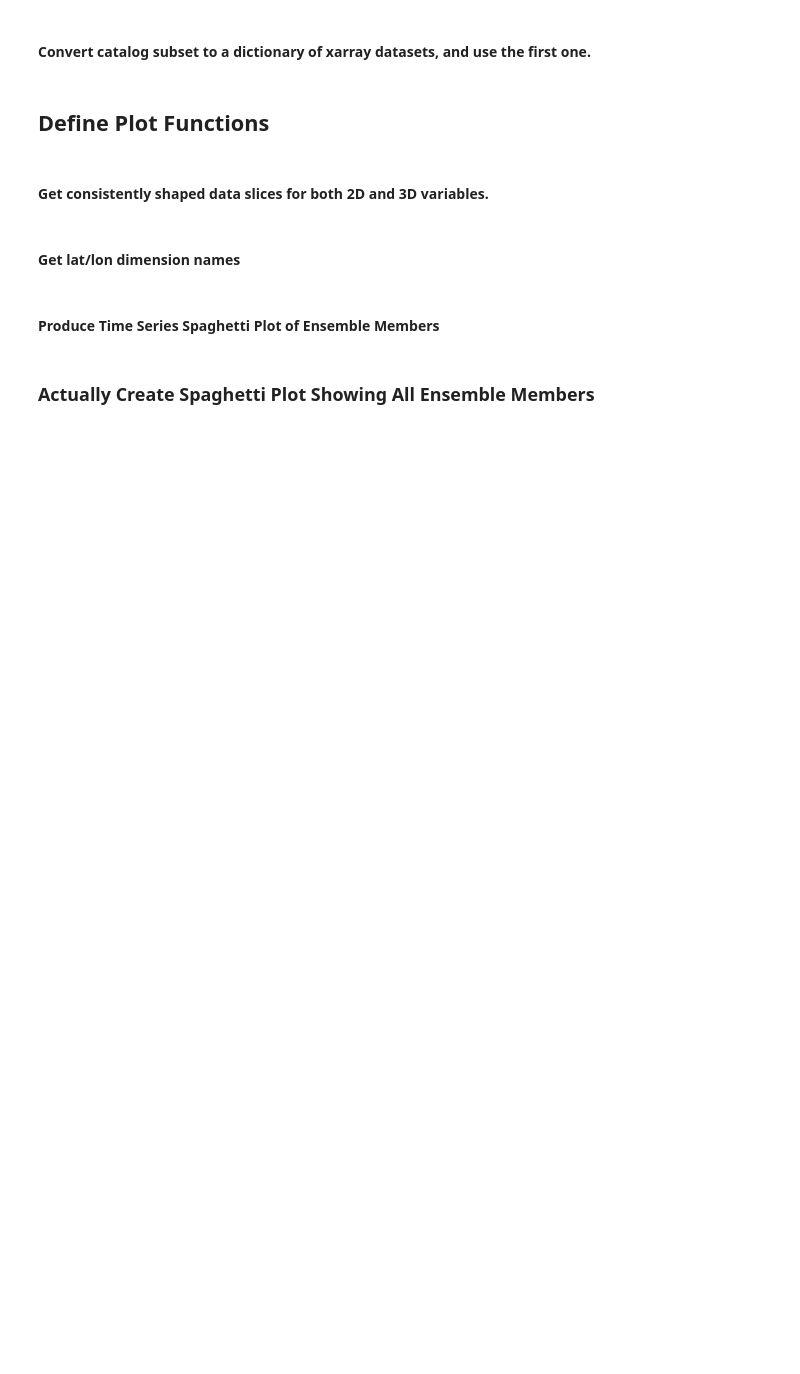
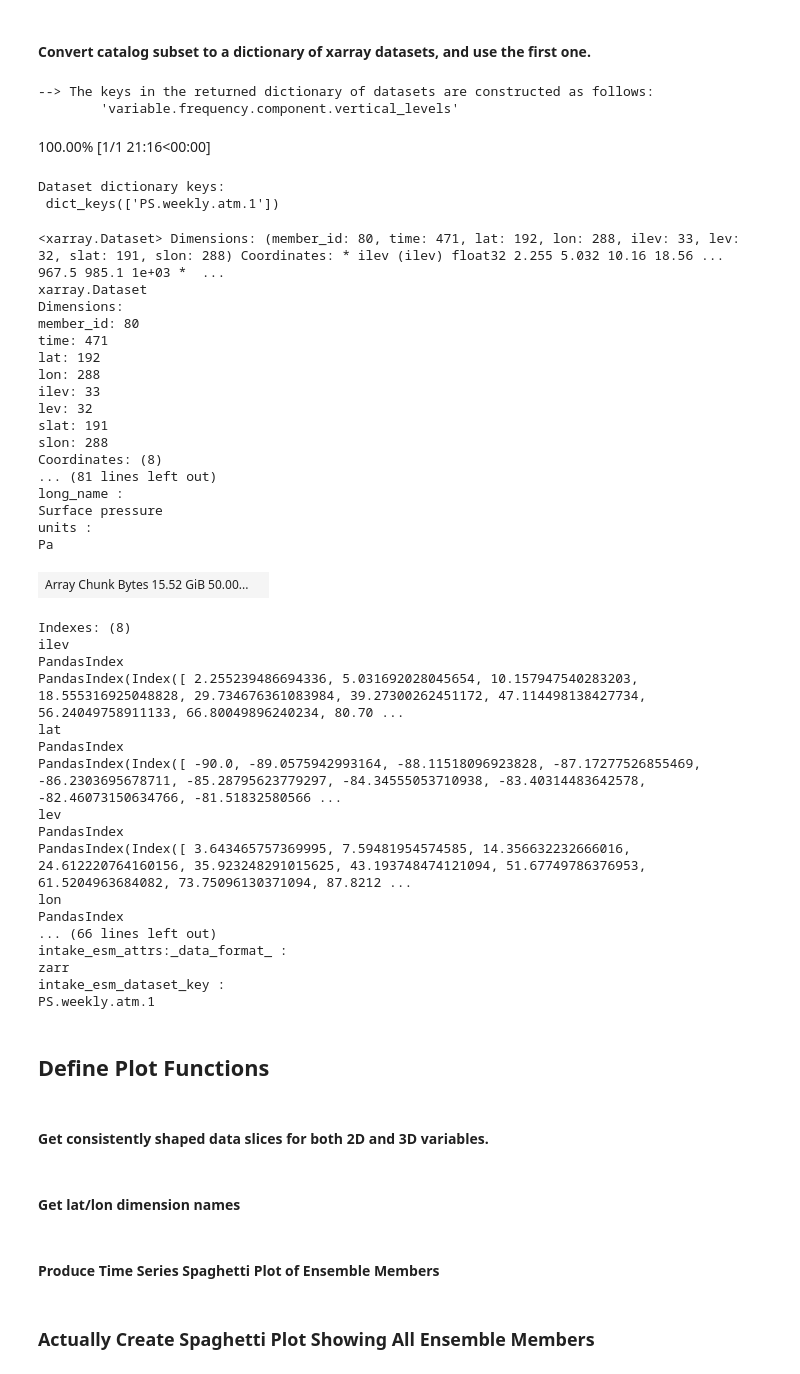
Before and after one commit to NCAR/ncar-dart-cam6, a Jupyter notebook: notebooks/plot-ensemble-values.ipynb, the cells around one changed output. Drawn from its saved outputs; the diff is of its cells as text; code cells hidden in the pictures; blank space fills up the shorter version.

```diff
--- a/notebooks/plot-ensemble-values.ipynb
+++ b/notebooks/plot-ensemble-values.ipynb
@@ -35,0 +52,5 @@ cluster
+# %%
+# If True,  use NCAR Cloud Storage.   Requires an NCAR user account.
+# If False, use AWS  Cloud Storage.
+
+USE_NCAR_CLOUD_STORAGE = False
@@ -36,3 +59,11 @@ cluster
+# %%
+if USE_NCAR_CLOUD_STORAGE:
+    catalog_url = "https://stratus.ucar.edu/ncar-dart-cam6/catalogs/aws-dart-cam6.json"
+    storage_options={"anon": True, 'client_kwargs':{"endpoint_url":"https://stratus.ucar.edu/"}}
+
+else:
+    catalog_url = "https://ncar-dart-cam6.s3-us-west-2.amazonaws.com/catalogs/aws-dart-cam6.json"
+    storage_options={"anon": True}
 # %% [markdown]
 #### Open catalog and produce a content summary
 # %%
@@ -65,15 +128,56 @@ col_subset.df
 #### Convert catalog subset to a dictionary of xarray datasets, and use the first one.
 # %%
 dsets = col_subset.to_dataset_dict(
-    zarr_kwargs={"consolidated": True}, storage_options={"anon": True}
+    xarray_open_kwargs={"consolidated": True}, storage_options=storage_options
 )
 print(f"\nDataset dictionary keys:\n {dsets.keys()}")
 
 # Load the first dataset and display a summary.
 dataset_key = list(dsets.keys())[0]
 ds = dsets[dataset_key]
 
 ds
+# %% [output]
+--> The keys in the returned dictionary of datasets are constructed as follows:
+        'variable.frequency.component.vertical_levels'
+100.00% [1/1 21:16<00:00]
+Dataset dictionary keys:
+ dict_keys(['PS.weekly.atm.1'])
+<xarray.Dataset> Dimensions: (member_id: 80, time: 471, lat: 192, lon: 288, ilev: 33, lev: 32, slat: 191, slon: 288) Coordinates: * ilev (ilev) float32 2.255 5.032 10.16 18.56 ... 967.5 985.1 1e+03 *  ...
+xarray.Dataset
+Dimensions:
+member_id: 80
+time: 471
+lat: 192
+lon: 288
+ilev: 33
+lev: 32
+slat: 191
+slon: 288
+Coordinates: (8)
+... (81 lines left out)
+long_name :
+Surface pressure
+units :
+Pa
+| Array Chunk Bytes 15.52 GiB 50.00... |  |
+Indexes: (8)
+ilev
+PandasIndex
+PandasIndex(Index([ 2.255239486694336, 5.031692028045654, 10.157947540283203, 18.555316925048828, 29.734676361083984, 39.27300262451172, 47.114498138427734, 56.24049758911133, 66.80049896240234, 80.70 ...
+lat
+PandasIndex
+PandasIndex(Index([ -90.0, -89.0575942993164, -88.11518096923828, -87.17277526855469, -86.2303695678711, -85.28795623779297, -84.34555053710938, -83.40314483642578, -82.46073150634766, -81.51832580566 ...
+lev
+PandasIndex
+PandasIndex(Index([ 3.643465757369995, 7.59481954574585, 14.356632232666016, 24.612220764160156, 35.923248291015625, 43.193748474121094, 51.67749786376953, 61.5204963684082, 73.75096130371094, 87.8212 ...
+lon
+PandasIndex
+... (66 lines left out)
+intake_esm_attrs:_data_format_ :
+zarr
+intake_esm_dataset_key :
+PS.weekly.atm.1
 # %% [markdown]
 ## Define Plot Functions
 # %% [markdown]
```
Also changed, not shown: parts of 14 cells of this notebook, 4 other files.
